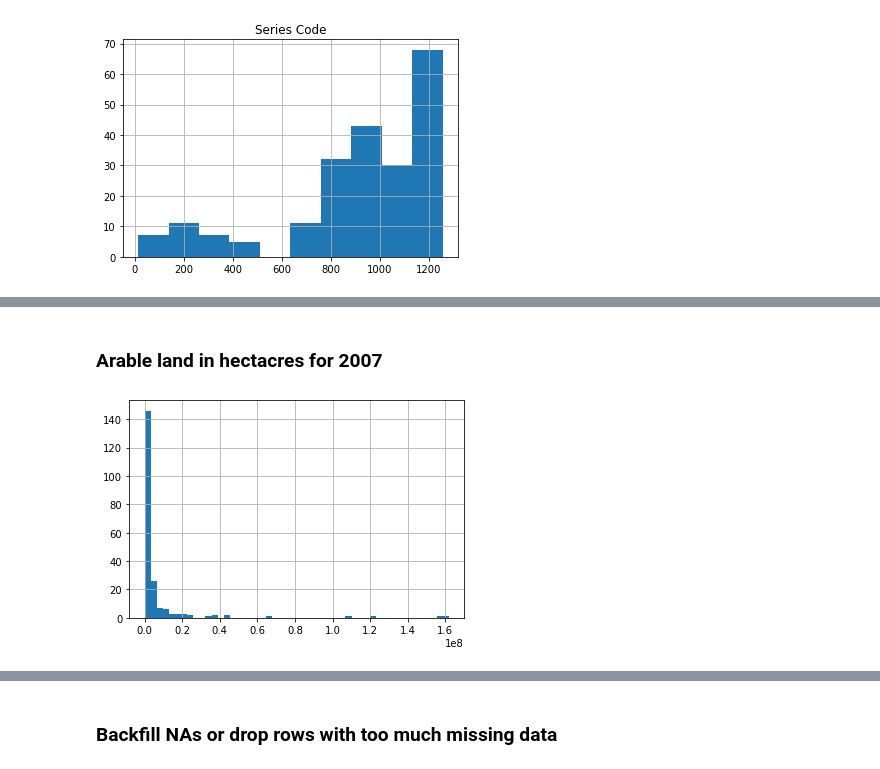
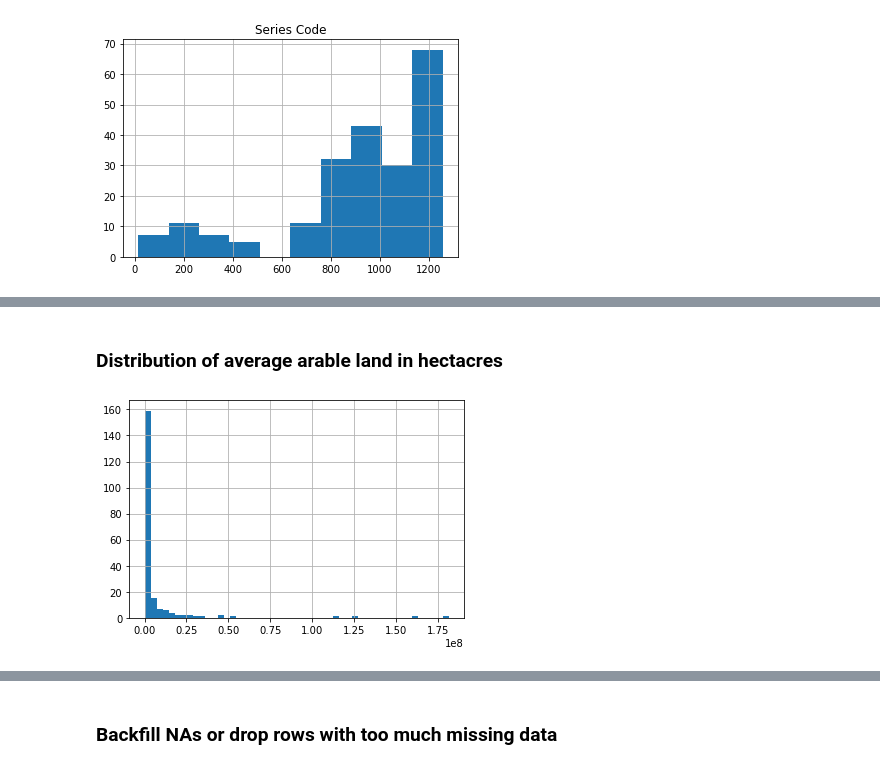
Before and after one commit to KennSmithDS/machine-learning, a Jupyter notebook: drivendata.org_projects/undp_mdg/mdg_data_exploration.ipynb, the cells around one changed output, grey strips where cells are left out. Drawn from its saved outputs; the diff is of its cells as text; code cells hidden in the pictures.

```diff
--- a/drivendata.org_projects/undp_mdg/mdg_data_exploration.ipynb
+++ b/drivendata.org_projects/undp_mdg/mdg_data_exploration.ipynb
@@ -5,6 +6,6 @@ import seaborn as sb
 import os, sys
 # %%
-folder = 'INSERT FILE PATH HERE'
+folder = 'C:\\Users\\Kendall\\Documents\\machine-learning\\drivendata.org_projects\\undp_mdg'
 data_file = 'TrainingSet.csv'
 file_path = os.path.join(folder, data_file)
 # %%
@@ -114,7 +120,7 @@ plt.show()
 # %% [markdown]
-### Arable land in hectacres for 2007
+### Distribution of average arable land in hectacres
 # %%
-data[(data['Series Code']=='AG.LND.ARBL.HA')]['2007 [YR2007]'].hist(bins=50)
+data[(data['Series Code']=='AG.LND.ARBL.HA')]['YRAVG'].hist(bins=50)
 plt.show()
 # %% [output]
-[figure, old version]
+[figure, new version]
```
Also changed, not shown: parts of 22 cells of this notebook.
